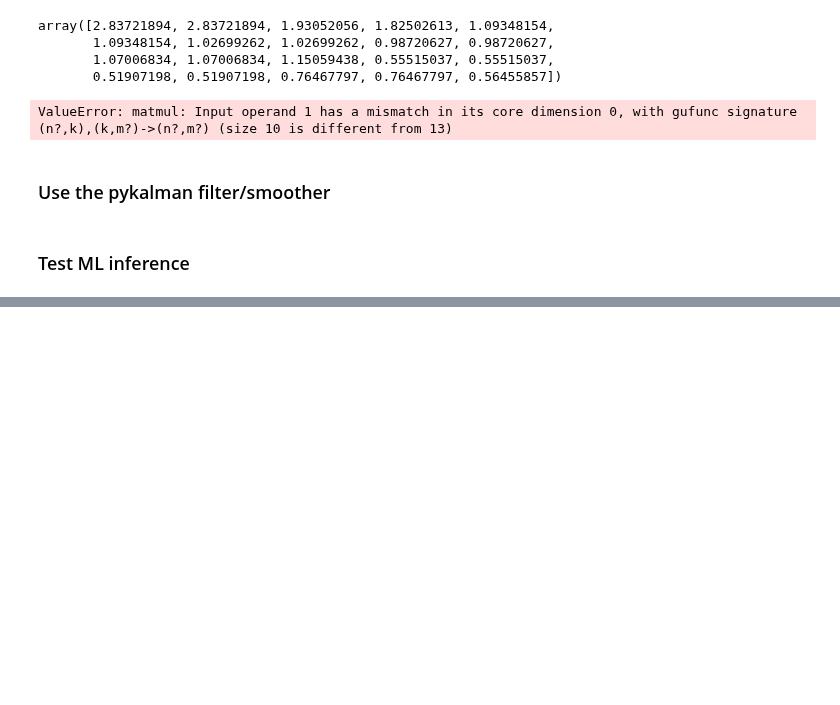
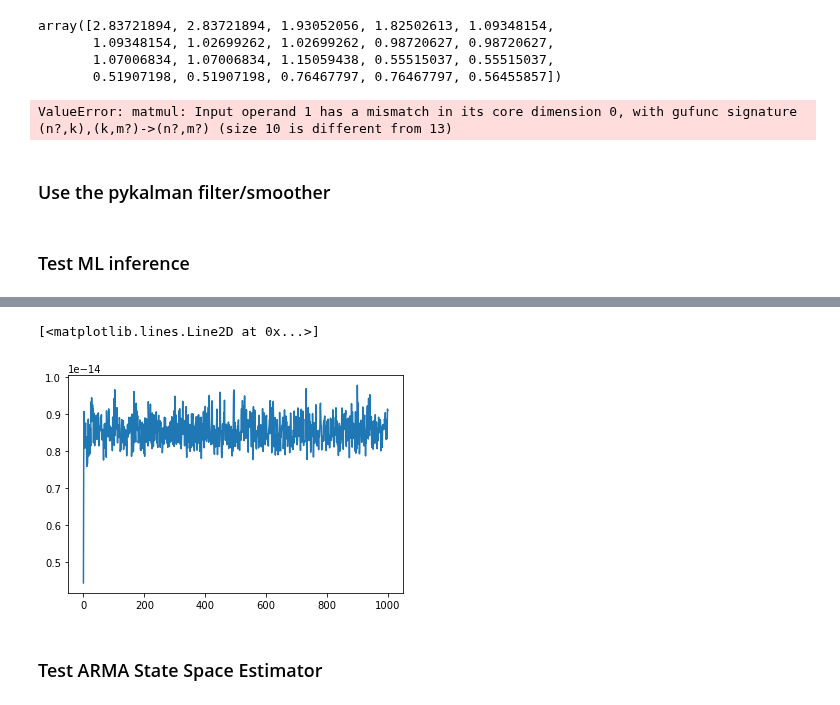
Before and after one commit to BouchardLab/FCCA_analysis, a Jupyter notebook: notebooks/data_exploration/test_riccati.ipynb, the cells around one changed output, grey strips where cells are left out. Cells and saved outputs as stored; diff of their text form; code cells hidden in the pictures; blank space fills up the shorter version.

```diff
--- a/notebooks/data_exploration/test_riccati.ipynb
+++ b/notebooks/data_exploration/test_riccati.ipynb
@@ -277,0 +352,11 @@ BdbQuit:
+# %%
+(smoothed_state_means, smoothed_state_covariances, kalman_smoothing_gains) = _smooth(As, filtered_state_means,
+                                                                                     filtered_state_covariances, predicted_state_means,
+                                                                                     predicted_state_covariances)
+# %%
+musmooth, Psmooth, Pfilt, J = smooth(y, A, C, Q, R, mufilt, mupred, Psqrt_filt, Psqrt_pred, Ppred, S=S)
+# %%
+plt.plot([np.linalg.norm(smoothed_state_covariances[idx] - Psmooth[idx]) for idx in range(J.shape[0])])
+# %% [output]
+[<matplotlib.lines.Line2D at 0x...>]
+[figure, added]
@@ -277,0 +437,2 @@ BdbQuit:
+# %% [markdown]
+### Test ARMA State Space Estimator
```
Also changed, not shown: parts of 25 cells of this notebook, 3 other files.
